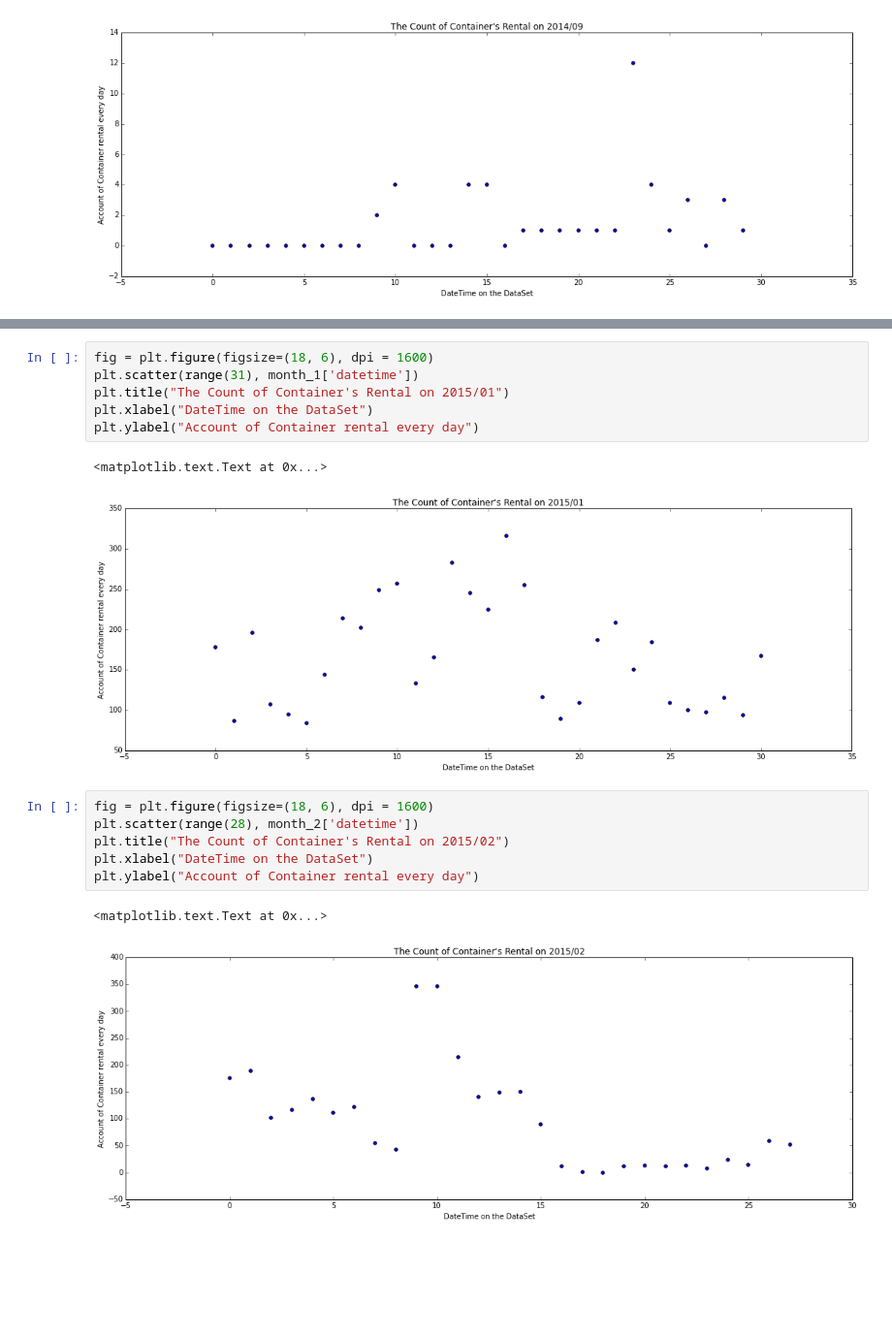
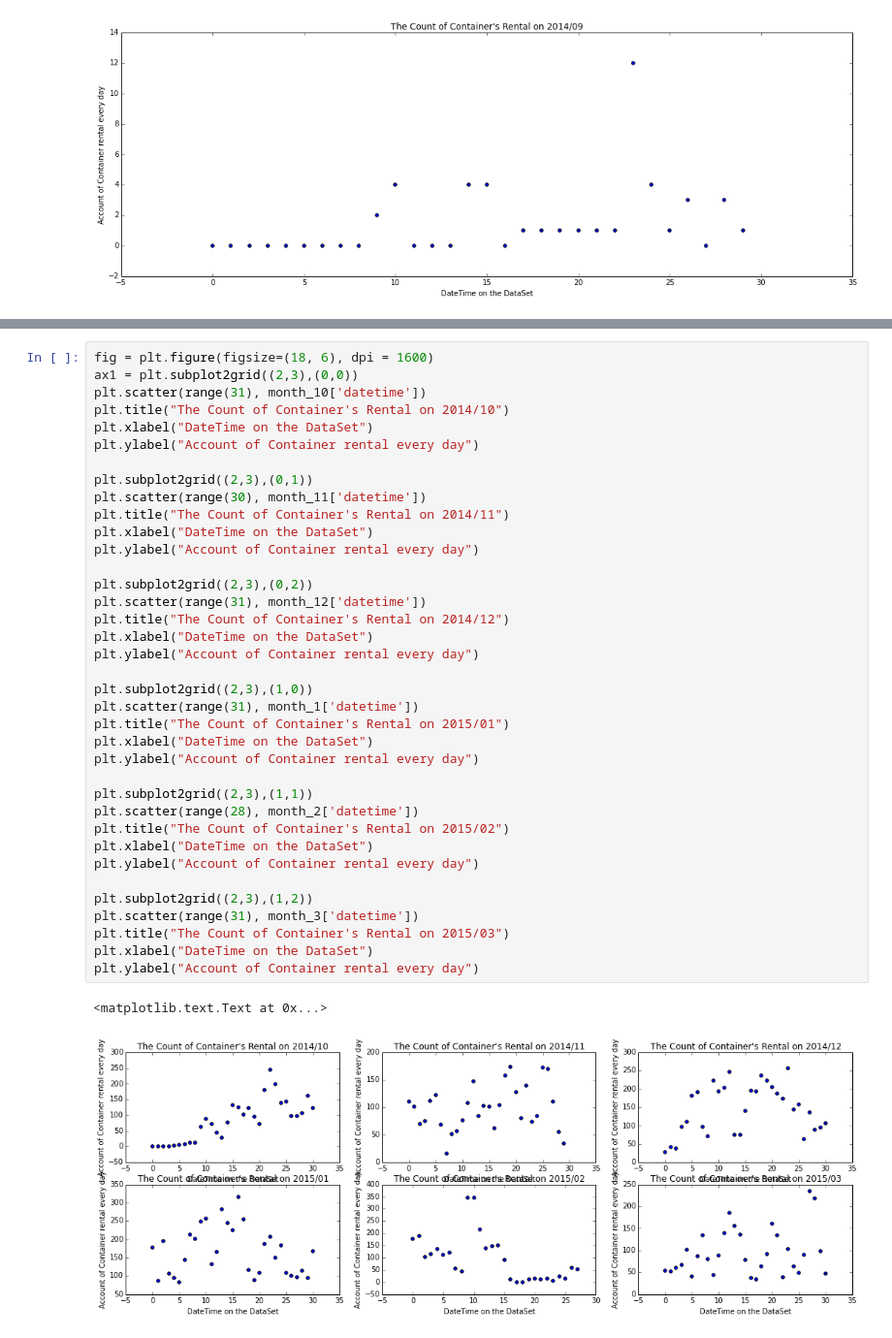
Before and after one commit to mangolzy/bikeshare, a Jupyter notebook: feature_eng.ipynb, the cells around one changed output, grey strips where cells are left out. Shown: that part at 97% size. Drawn from its saved outputs; the diff is of its cells as text; blank space fills up the shorter version.

Commit message:
add subplot of 6 months

```diff
--- a/feature_eng.ipynb
+++ b/feature_eng.ipynb
@@ -123,18 +96,40 @@ plt.ylabel("Account of Container rental every day")
-# %%
-fig = plt.figure(figsize=(18, 6), dpi = 1600)
-plt.scatter(range(31), month_1['datetime'])
-plt.title("The Count of Container's Rental on 2015/01")
-plt.xlabel("DateTime on the DataSet")
-plt.ylabel("Account of Container rental every day")
-# %% [output]
-<matplotlib.text.Text at 0x...>
-[figure, removed]
-# %%
-fig = plt.figure(figsize=(18, 6), dpi = 1600)
-plt.scatter(range(28), month_2['datetime'])
-plt.title("The Count of Container's Rental on 2015/02")
-plt.xlabel("DateTime on the DataSet")
-plt.ylabel("Account of Container rental every day")
-# %% [output]
-<matplotlib.text.Text at 0x...>
-[figure, removed]
+# %%
+fig = plt.figure(figsize=(18, 6), dpi = 1600)
+ax1 = plt.subplot2grid((2,3),(0,0))
+plt.scatter(range(31), month_10['datetime'])
+plt.title("The Count of Container's Rental on 2014/10")
+plt.xlabel("DateTime on the DataSet")
+plt.ylabel("Account of Container rental every day")
+
+plt.subplot2grid((2,3),(0,1))
+plt.scatter(range(30), month_11['datetime'])
+plt.title("The Count of Container's Rental on 2014/11")
+plt.xlabel("DateTime on the DataSet")
+plt.ylabel("Account of Container rental every day")
+
+plt.subplot2grid((2,3),(0,2))
+plt.scatter(range(31), month_12['datetime'])
+plt.title("The Count of Container's Rental on 2014/12")
+plt.xlabel("DateTime on the DataSet")
+plt.ylabel("Account of Container rental every day")
+
+plt.subplot2grid((2,3),(1,0))
+plt.scatter(range(31), month_1['datetime'])
+plt.title("The Count of Container's Rental on 2015/01")
+plt.xlabel("DateTime on the DataSet")
+plt.ylabel("Account of Container rental every day")
+
+plt.subplot2grid((2,3),(1,1))
+plt.scatter(range(28), month_2['datetime'])
+plt.title("The Count of Container's Rental on 2015/02")
+plt.xlabel("DateTime on the DataSet")
+plt.ylabel("Account of Container rental every day")
+
+plt.subplot2grid((2,3),(1,2))
+plt.scatter(range(31), month_3['datetime'])
+plt.title("The Count of Container's Rental on 2015/03")
+plt.xlabel("DateTime on the DataSet")
+plt.ylabel("Account of Container rental every day")
+# %% [output]
+<matplotlib.text.Text at 0x...>
+[figure, added]
```
Also changed, not shown: parts of 3 cells of this notebook.
